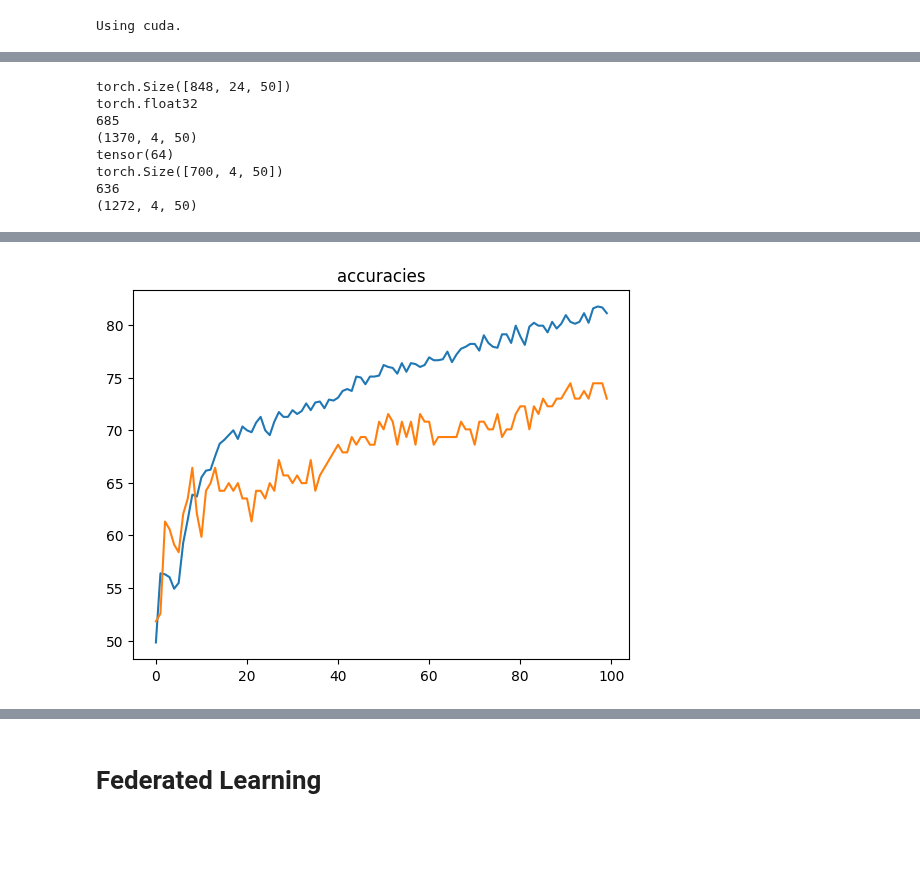
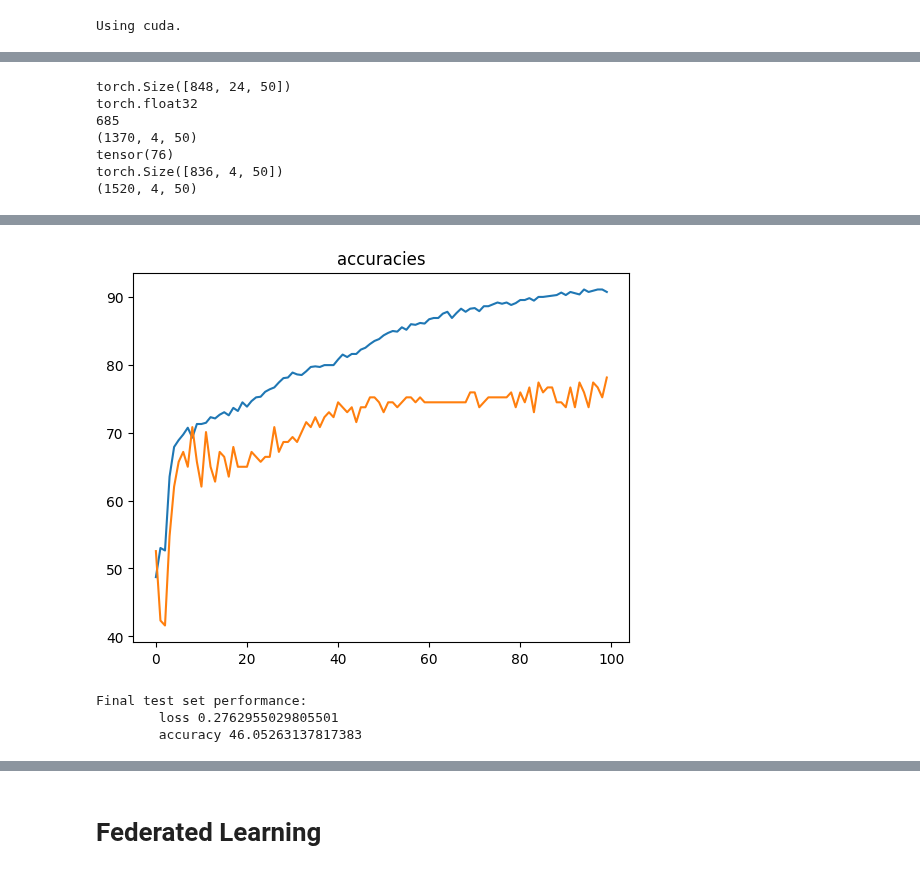
Before and after one commit to dibahk/FTL-on-Predictive-Maintenace, a Jupyter notebook: FTL/centralized.ipynb, the cells around one changed output, grey strips where cells are left out. Cells and saved outputs as stored; diff of their text form; code cells hidden in the pictures; blank space fills up the shorter version.

```diff
--- a/FTL/centralized.ipynb
+++ b/FTL/centralized.ipynb
@@ -124,8 +141,10 @@ def data_loading_NASA(data_path, label_path, batch_size, train_ratio=0.8, val_ra
 # %%
 # Define the CNN architecture
 class SimpleCNN(nn.Module):
-    def __init__(self, dropout):
+    def __init__(self):
         super(SimpleCNN, self).__init__()
+        # self.conv0 = nn.Conv1d(in_channels=24, out_channels=4, kernel_size=3)
+        # self.bn0 = nn.BatchNorm1d(4)
         self.conv1 = nn.Conv1d(in_channels=4, out_channels=8, kernel_size=5)
         self.bn1 = nn.BatchNorm1d(8)
         self.conv2 = nn.Conv1d(in_channels=8, out_channels=8, kernel_size=5)
@@ -136,10 +155,11 @@ class SimpleCNN(nn.Module):
         self.fc2 = nn.Linear(200, 2)
         self.flatten = nn.Flatten()
         self.relu = nn.ReLU()
-        self.dropout = nn.Dropout(dropout)
+        self.dropout = nn.Dropout(configuration['dropout'])
         self.sigmoid = nn.Sigmoid()
 
     def forward(self, x):
+        # x = self.relu(self.conv0(x))
         x = self.relu(self.bn1(self.conv1(x)))
         x = self.relu(self.bn2(self.conv2(x)))
         # x = self.relu(self.conv1(x))
@@ -225,23 +245,25 @@ def test(model, test_loaders,  configuration):
 
 NASA = data_loading_NASA(data_path='NASA_data_50.pt', label_path= 'NASA_label_50.pt', batch_size= configuration['batch_size'])
 AZURE = data_loading_AZURE(data_path='AZURE_data_50.pt', label_path='AZURE_label_50.pt', batch_size= configuration['batch_size'])
-train_loaders = [NASA[0], AZURE[0]]
-val_loaders = [NASA[1], AZURE[1]]
-test_loaders = [NASA[2], AZURE[2]]
+# train_loaders = [NASA[0], AZURE[0]]
+# val_loaders = [NASA[1], AZURE[1]]
+# test_loaders = [NASA[2], AZURE[2]]
 # %% [output]
 torch.Size([848, 24, 50])
 torch.float32
 685
 (1370, 4, 50)
-tensor(64)
-torch.Size([700, 4, 50])
-636
-(1272, 4, 50)
+tensor(76)
+torch.Size([836, 4, 50])
+(1520, 4, 50)
 # %%
-trainloader = train_loaders[0]
-valloader = val_loaders[0]
-testloader = test_loaders[0]
-net = SimpleCNN(configuration['dropout']).to(device)
+# trainloader = train_loaders[0]
+# valloader = val_loaders[0]
+# testloader = test_loaders[0]
+trainloader = NASA[0]
+valloader = NASA[1]
+testloader = NASA[2]
+net = SimpleCNN().to(device)
 losses = []
 accuracies = []
 for epoch in range(1):
@@ -274 +296 @@ Final test set performance:
-[figure, old version]
+[figure, new version]
@@ -274,0 +308,6 @@ Final test set performance:
+# %%
+testloader = AZURE[2]
+# %% [output]
+Final test set performance:
+        loss 0.2762955029805501
+        accuracy 46.05263137817383
```
Also changed, not shown: parts of 17 cells of this notebook.
